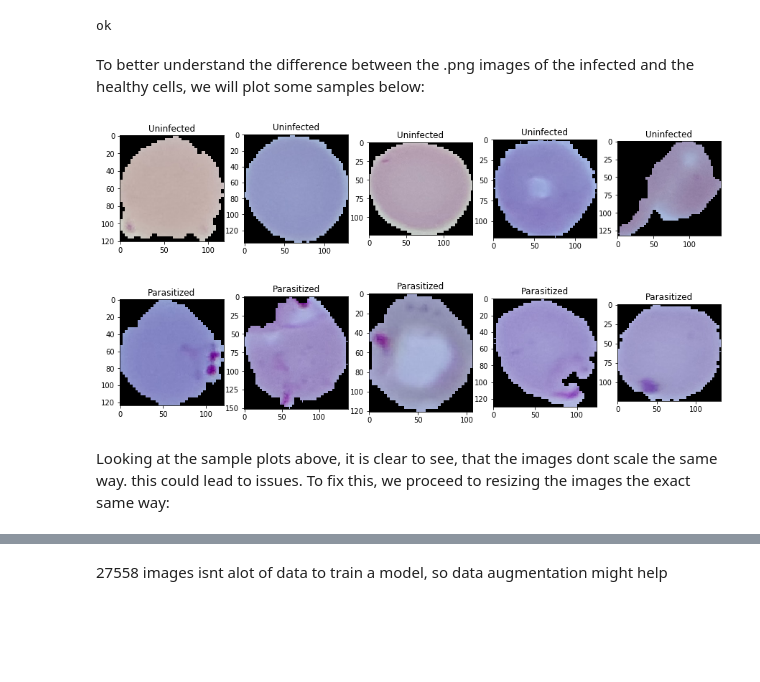
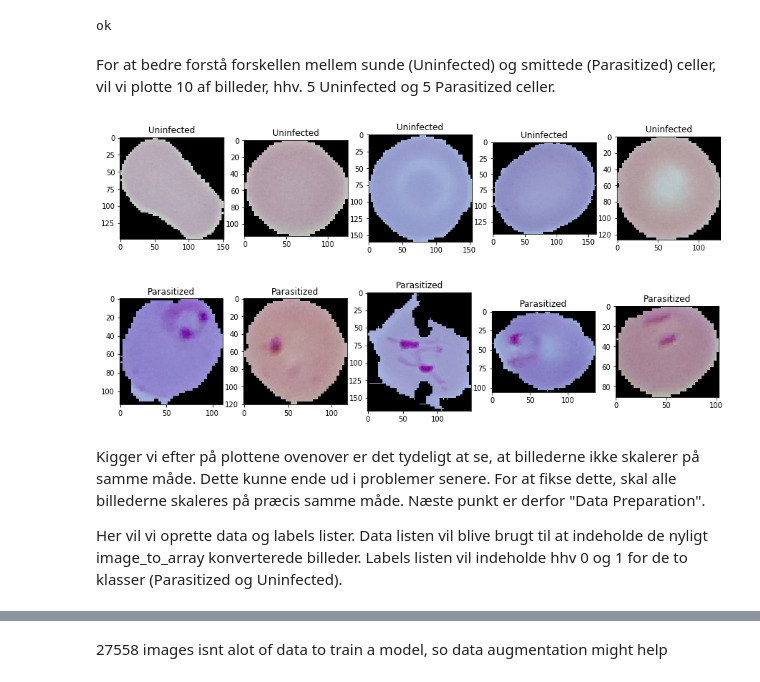
Before and after one commit to OscarPradel/Malaria_J3, a Jupyter notebook: bestSoFar1.ipynb, the cells around one changed output, grey strips where cells are left out. Saved outputs shown, nothing was run; the diff lists cells and outputs as text; code cells hidden in the pictures; blank space fills up the shorter version.

```diff
--- a/bestSoFar1.ipynb
+++ b/bestSoFar1.ipynb
@@ -59,31 +55,36 @@ ok
 # %%
-parasitized_data = os.listdir('/home/itmalgrp04/cell_images/Parasitized')
-uninfected_data = os.listdir('/home/itmalgrp04/cell_images/Uninfected')
+#parasitized_data = os.listdir('/home/itmalgrp04/cell_images/Parasitized')
+#uninfected_data = os.listdir('/home/itmalgrp04/cell_images/Uninfected')
+
+parasitized_data = os.listdir('/Users/oscarp/Documents/Malaria_J3/cell_images/Parasitized')
+uninfected_data = os.listdir('/Users/oscarp/Documents/Malaria_J3/cell_images/Uninfected')
-# %% [markdown]
-To better understand the difference between the .png images of the infected and the healthy cells, we will plot some samples below:
+# %% [markdown]
+For at bedre forstå forskellen mellem sunde (Uninfected) og smittede (Parasitized) celler, vil vi plotte 10 af billeder, hhv. 5 Uninfected og 5 Parasitized celler.
 # %%
 plt.figure(figsize = (15,15))
 # Loop to plot 5 images of uninfected cells
 for i in range(5):
     plt.subplot(1, 5, i+1)
-    img = cv2.imread('/home/itmalgrp04/cell_images/Uninfected' + "/" + uninfected_data[i+1])
+    img = cv2.imread('/Users/oscarp/Documents/Malaria_J3/cell_images/Uninfected' + "/" + uninfected_data[i+1])
     plt.title('Uninfected')
     plt.imshow(img)
 plt.show()
 
 plt.figure(figsize = (15,15))
 # Loop to plot 5 images of infected cells
 for i in range(5):
     plt.subplot(1, 5, i+1)
-    img = cv2.imread('/home/itmalgrp04/cell_images/Parasitized' + "/" + parasitized_data[i])
+    img = cv2.imread('/Users/oscarp/Documents/Malaria_J3/cell_images/Parasitized' + "/" + parasitized_data[i])
     plt.title('Parasitized')
     plt.imshow(img)
 plt.show()
 # %% [output]
-[figure, old version]
+[figure, new version]
-[figure, old version]
+[figure, new version]
-# %% [markdown]
-Looking at the sample plots above, it is clear to see, that the images dont scale the same way. this could lead to issues. To fix this, we proceed to resizing the images the exact same way:
+# %% [markdown]
+Kigger vi efter på plottene ovenover er det tydeligt at se, at billederne ikke skalerer på samme måde. Dette kunne ende ud i problemer senere. For at fikse dette, skal alle billederne skaleres på præcis samme måde. Næste punkt er derfor "Data Preparation".
+
+Her vil vi oprette data og labels lister. Data listen vil blive brugt til at indeholde de nyligt image_to_array konverterede billeder. Labels listen vil indeholde hhv 0 og 1 for de to klasser (Parasitized og Uninfected).
 # %%
 data = []
 labels = []
```
Also changed, not shown: parts of 22 cells of this notebook, 5 other files.
